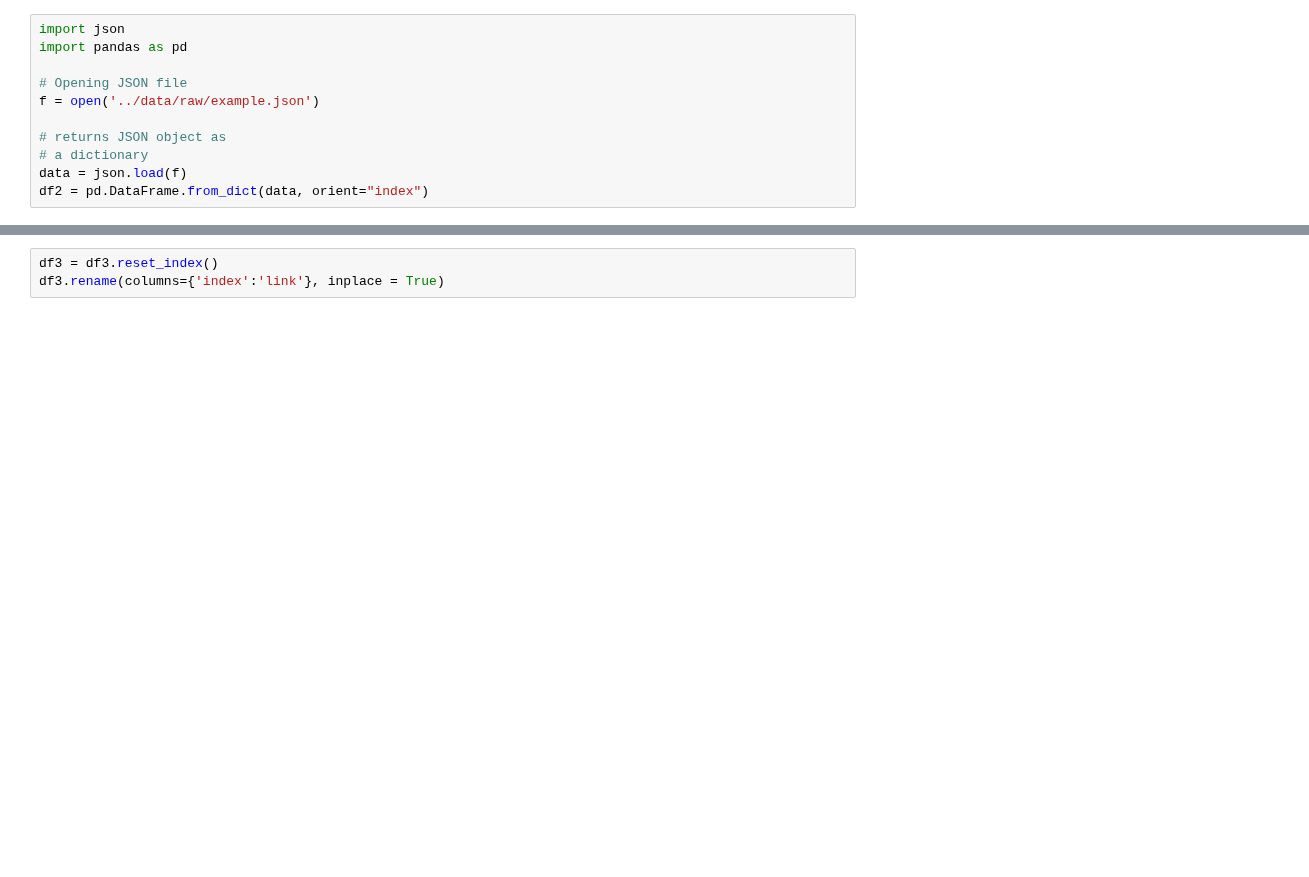
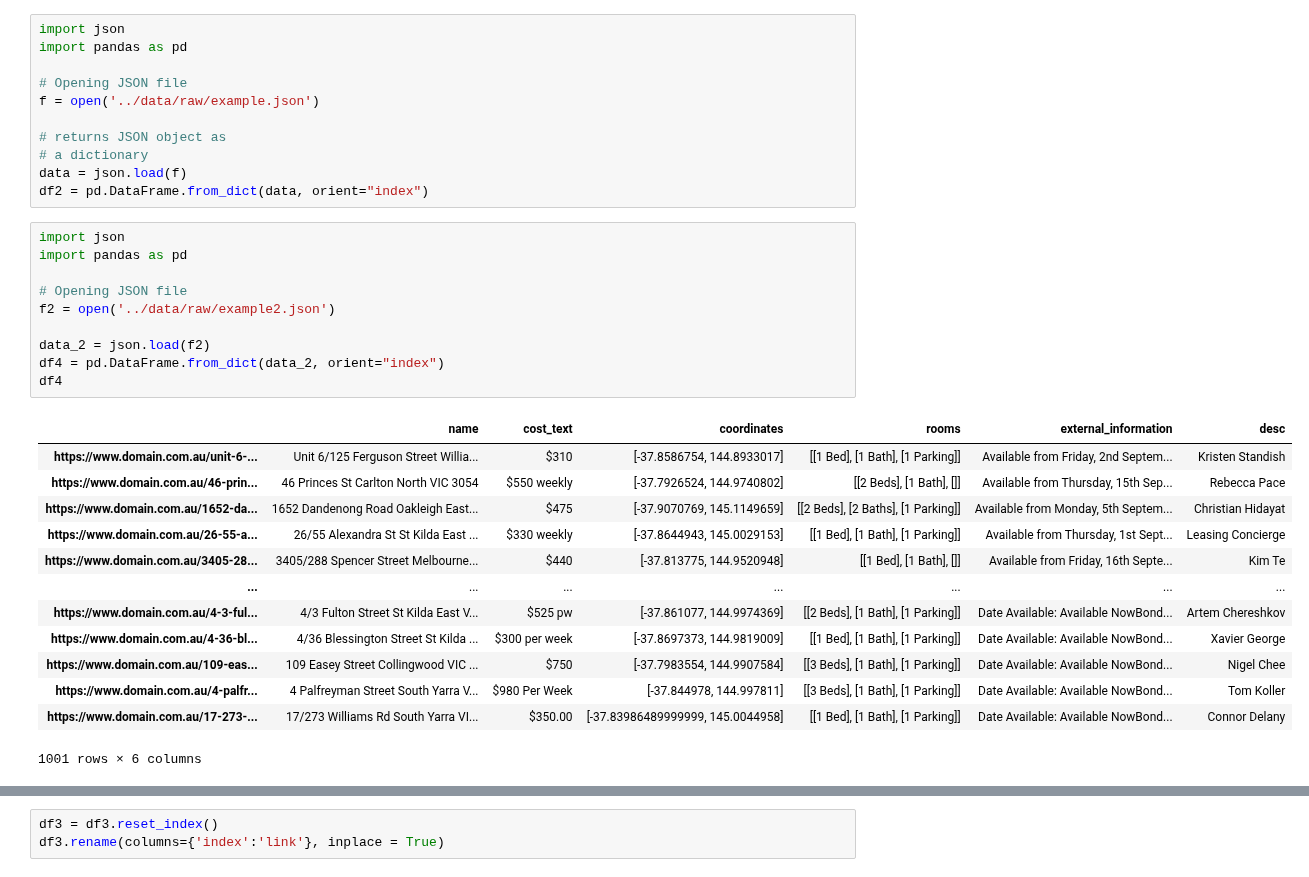
Before and after one commit to MAST30034-Applied-Data-Science/generic-real-estate-consulting-project-group-12, a Jupyter notebook: notebooks/scraping.ipynb, the cells around one changed output, grey strips where cells are left out. Cells and saved outputs as stored; diff of their text form; blank space fills up the shorter version.

```diff
--- a/notebooks/scraping.ipynb
+++ b/notebooks/scraping.ipynb
@@ -101,3 +262,27 @@ f = open('../data/raw/example.json')
 # a dictionary
 data = json.load(f)
 df2 = pd.DataFrame.from_dict(data, orient="index")
+# %%
+import json
+import pandas as pd
+
+# Opening JSON file
+f2 = open('../data/raw/example2.json')
+
+data_2 = json.load(f2)
+df4 = pd.DataFrame.from_dict(data_2, orient="index")
+df4
+# %% [output]
+|  | name | cost_text | coordinates | rooms | external_information | desc |
+| https://www.domain.com.au/unit-6-... | Unit 6/125 Ferguson Street Willia... | $310 | [-37.8586754, 144.8933017] | [[1 Bed], [1 Bath], [1 Parking]] | Available from Friday, 2nd Septem... | Kristen Standish |
+| https://www.domain.com.au/46-prin... | 46 Princes St Carlton North VIC 3054 | $550 weekly | [-37.7926524, 144.9740802] | [[2 Beds], [1 Bath], []] | Available from Thursday, 15th Sep... | Rebecca Pace |
+| https://www.domain.com.au/1652-da... | 1652 Dandenong Road Oakleigh East... | $475 | [-37.9070769, 145.1149659] | [[2 Beds], [2 Baths], [1 Parking]] | Available from Monday, 5th Septem... | Christian Hidayat |
+| https://www.domain.com.au/26-55-a... | 26/55 Alexandra St St Kilda East ... | $330 weekly | [-37.8644943, 145.0029153] | [[1 Bed], [1 Bath], [1 Parking]] | Available from Thursday, 1st Sept... | Leasing Concierge |
+| https://www.domain.com.au/3405-28... | 3405/288 Spencer Street Melbourne... | $440 | [-37.813775, 144.9520948] | [[1 Bed], [1 Bath], []] | Available from Friday, 16th Septe... | Kim Te |
+| ... | ... | ... | ... | ... | ... | ... |
+| https://www.domain.com.au/4-3-ful... | 4/3 Fulton Street St Kilda East V... | $525 pw | [-37.861077, 144.9974369] | [[2 Beds], [1 Bath], [1 Parking]] | Date Available: Available NowBond... | Artem Chereshkov |
+| https://www.domain.com.au/4-36-bl... | 4/36 Blessington Street St Kilda ... | $300 per week | [-37.8697373, 144.9819009] | [[1 Bed], [1 Bath], [1 Parking]] | Date Available: Available NowBond... | Xavier George |
+| https://www.domain.com.au/109-eas... | 109 Easey Street Collingwood VIC ... | $750 | [-37.7983554, 144.9907584] | [[3 Beds], [1 Bath], [1 Parking]] | Date Available: Available NowBond... | Nigel Chee |
+| https://www.domain.com.au/4-palfr... | 4 Palfreyman Street South Yarra V... | $980 Per Week | [-37.844978, 144.997811] | [[3 Beds], [1 Bath], [1 Parking]] | Date Available: Available NowBond... | Tom Koller |
+| https://www.domain.com.au/17-273-... | 17/273 Williams Rd South Yarra VI... | $350.00 | [-37.83986489999999, 145.0044958] | [[1 Bed], [1 Bath], [1 Parking]] | Date Available: Available NowBond... | Connor Delany |
+1001 rows × 6 columns
```
Also changed, not shown: parts of 17 cells of this notebook.
